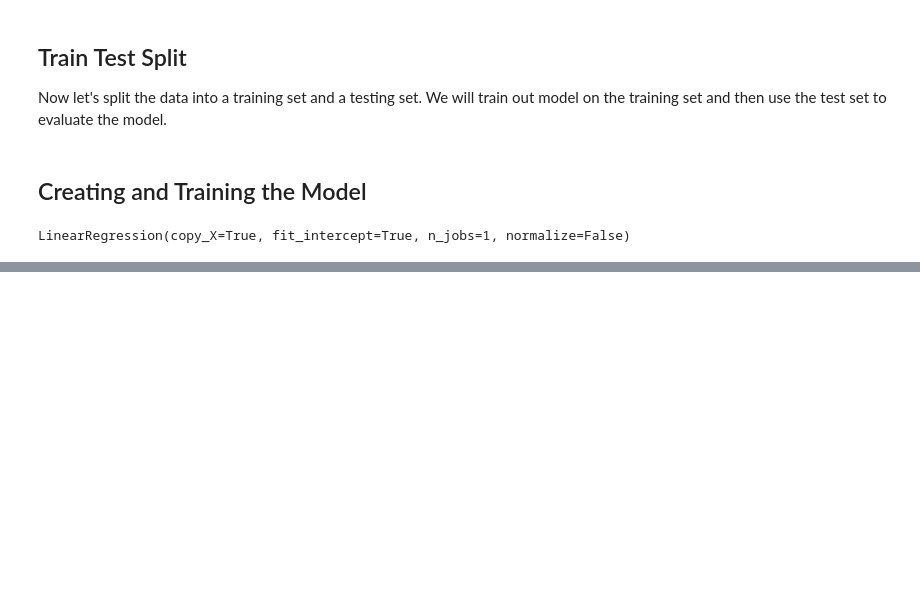
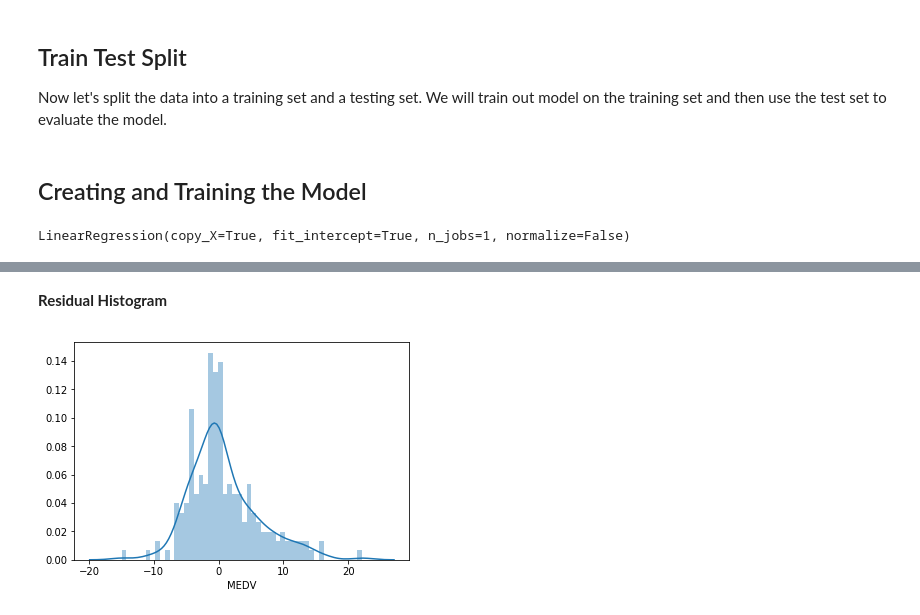
Before and after one commit to imhardikj/A-Model-a-Day, a Jupyter notebook: Linear Regression/Linear Regression with Python.ipynb, the cells around one changed output, grey strips where cells are left out. Cells and saved outputs as stored; diff of their text form; code cells hidden in the pictures; blank space fills up the shorter version.

```diff
--- a/Linear Regression/Linear Regression with Python.ipynb
+++ b/Linear Regression/Linear Regression with Python.ipynb
@@ -120,0 +181,6 @@ LinearRegression(copy_X=True, fit_intercept=True, n_jobs=1, normalize=False)
+# %% [markdown]
+**Residual Histogram**
+# %%
+sns.distplot((y_test-predictions),bins=50);
+# %% [output]
+[figure, added]
```
Also changed, not shown: parts of 29 cells of this notebook.
